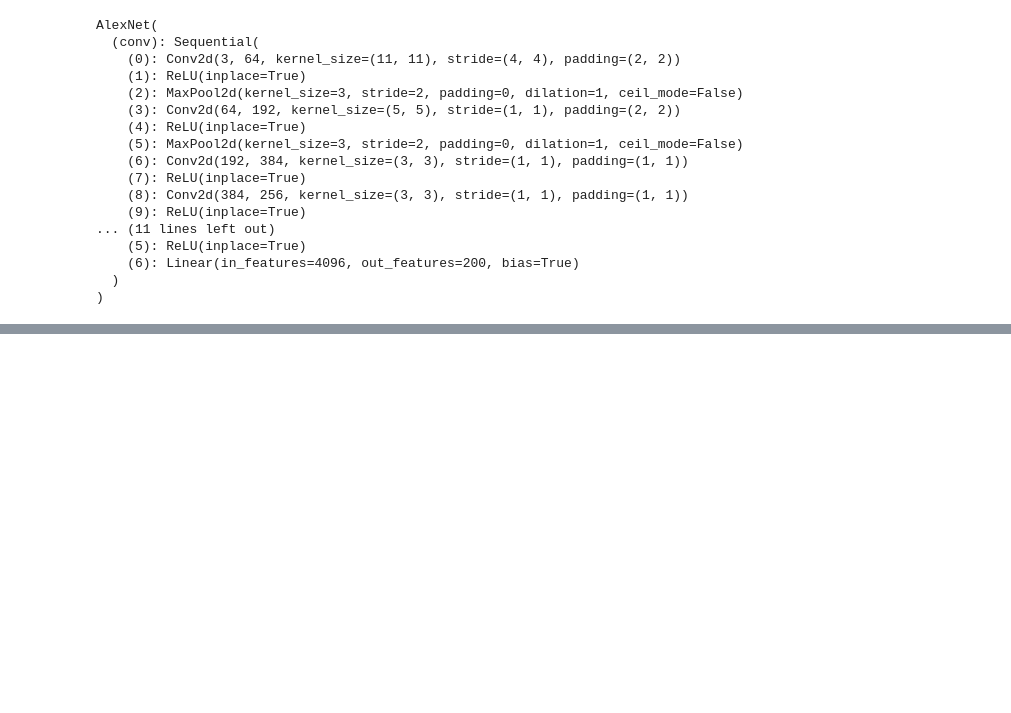
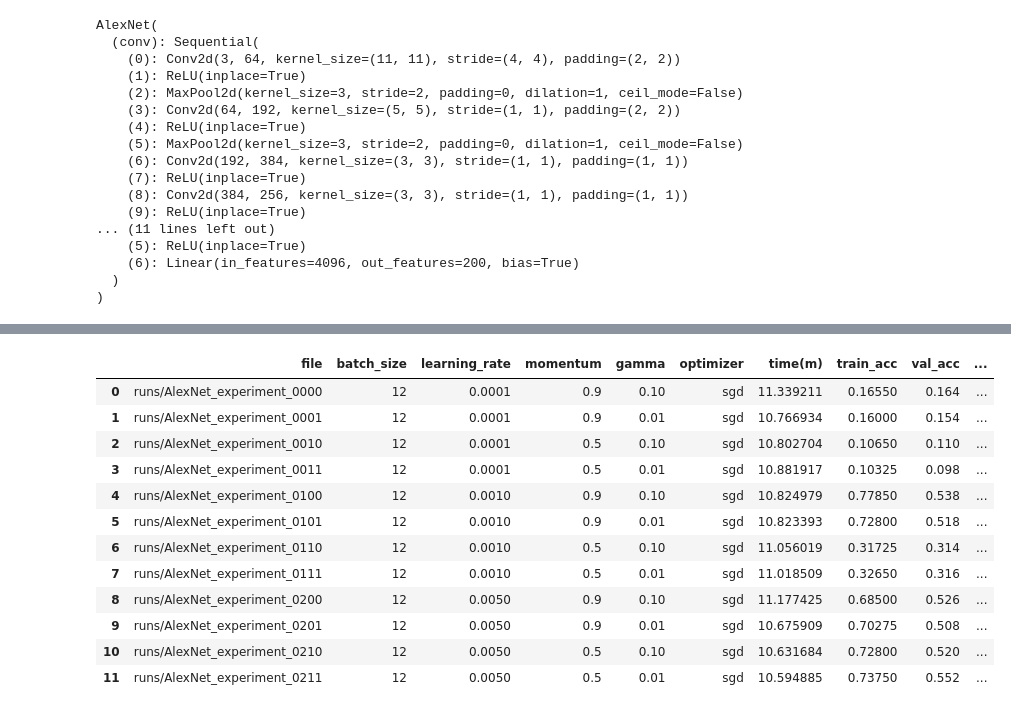
Before and after one commit to ellaelu/alexnet-implementation, a Jupyter notebook: loading_data.ipynb, the cells around one changed output, grey strips where cells are left out. Saved outputs shown, nothing was run; the diff lists cells and outputs as text; code cells hidden in the pictures; blank space fills up the shorter version.

Commit message:
- Finalized Pipeline, and added gridsearch capabilities, run statistics, results

```diff
--- a/loading_data.ipynb
+++ b/loading_data.ipynb
@@ -43,7 +43,7 @@ classes: returns list of all used in label IDs
 ----------
 
 """
-def load_data(data_folder = '', size = 150, batch_size = 32, num_workers = 8):
+def load_data(data_folder = '', size = 150, batch_size = 8, num_workers = 8):
     data_transforms = {
         'train': transforms.Compose([
             transforms.CenterCrop(size),
@@ -172,4 +174,7 @@ imshow(out, title=[get_label(x) for x in labels_id[0:4]])
 # %%
+"""
+Reproduced AlexNet model.
+"""
 class AlexNet(nn.Module):
 
     def __init__(self, num_classes=200):
@@ -218,7 +223,6 @@ class AlexNet(nn.Module):
         return x
 
 model = AlexNet()
-writer = SummaryWriter('runs/AlexNet_experiment_1')
 model
 # %% [output]
 AlexNet(
@@ -240,0 +418,67 @@ AlexNet(
+# %%
+params = {
+    'batch_size' : [12],
+    'learning_rate' : [ 0.0001, 0.001, 0.005],
+    'momentum' : [0.9, 0.5],
+    'gamma' : [0.1, 0.01],
+    'optimizer' : ['sgd'],
+    'epoch' : 35
+}
+# %%
+"""
+Gridsearch across parameters to pick out best hyperparameters for this subset of data. Using previous functions to produce results.
+Saves information, metrics, and parameters in DataFrame.
+
+"""
+
+
+acc = []
+inputs = []
+
+trials = len(params['batch_size']) * len(params['lr']) * len(params['momentum']) * len(params['gamma'])
+trial = 0
+
+epoch = params['epoch'][0]
+
+for i, batch in enumerate(params['batch_size']):
+    for j, lr in enumerate(params['learning_rate']):
+        for k, mom in enumerate(params['momentum']):
+            for l, gamma in enumerate(params['gamma']):
+                for m, opt in enumerate(params['optimizer']):
+
+                    #print('', end='\r')
+                    clear_output(wait=True)
+                    print('Trial {}/{}'.format(trial+1, trials))
+
+                    trial += 1
+                    data,sizes,classes = load_data('tinyimage10', batch_size = batch)
+                    labels_list, labels_dict = load_labels("tinyimage10\\words.txt")
+
+                    model = AlexNet()
+                    file = 'runs/AlexNet_experiment_' + str(i) + str(j) + str(k)  + str(l)
+
+                    writer = SummaryWriter(file)
+                    print(file)
+
+                    if(opt == 'sgd'):
+                    # Cross entropy loss takes the logits directly, so we don't need to apply softmax in our CNN
+                        loss_func = nn.CrossEntropyLoss()
+                        optimizer = optim.SGD(model.parameters(), lr=lr, momentum = mom)
+                        scheduler = optim.lr_scheduler.StepLR(optimizer, step_size=30,gamma=gamma)
+
+                    model = model.to(device)
+
+
+                    m, t = train(model, data, loss_func, scheduler, optimizer, num_epochs=epoch, lr=lr, momentum = mom, step_size=30, gamma=gamma)
+                    inputs.append([file, batch, lr, mom, gamma,opt,t])
+
+                    train_acc = calc_acc(data['train'], labels_acc = False)
+                    val_acc = calc_acc(data['val'], labels_acc = False)
+                    test_acc = calc_acc(data['test'], labels_acc = False)
+                    acc.append([train_acc, val_acc, test_acc])
+
+
+
+results = pd.concat([pd.DataFrame(inputs), pd.DataFrame(acc)], axis=1)
+results.columns = ['file','batch_size', "learning_rate", "momentum", 'gamma','optimizer','time(m)','train_acc','val_acc','test_acc']
+# %% [output]
@@ -240,0 +502,13 @@ AlexNet(
+|  | file | batch_size | learning_rate | momentum | gamma | optimizer | time(m) | train_acc | val_acc | ... |
+| 0 | runs/AlexNet_experiment_0000 | 12 | 0.0001 | 0.9 | 0.10 | sgd | 11.339211 | 0.16550 | 0.164 | ... |
+| 1 | runs/AlexNet_experiment_0001 | 12 | 0.0001 | 0.9 | 0.01 | sgd | 10.766934 | 0.16000 | 0.154 | ... |
+| 2 | runs/AlexNet_experiment_0010 | 12 | 0.0001 | 0.5 | 0.10 | sgd | 10.802704 | 0.10650 | 0.110 | ... |
+| 3 | runs/AlexNet_experiment_0011 | 12 | 0.0001 | 0.5 | 0.01 | sgd | 10.881917 | 0.10325 | 0.098 | ... |
+| 4 | runs/AlexNet_experiment_0100 | 12 | 0.0010 | 0.9 | 0.10 | sgd | 10.824979 | 0.77850 | 0.538 | ... |
+| 5 | runs/AlexNet_experiment_0101 | 12 | 0.0010 | 0.9 | 0.01 | sgd | 10.823393 | 0.72800 | 0.518 | ... |
+| 6 | runs/AlexNet_experiment_0110 | 12 | 0.0010 | 0.5 | 0.10 | sgd | 11.056019 | 0.31725 | 0.314 | ... |
+| 7 | runs/AlexNet_experiment_0111 | 12 | 0.0010 | 0.5 | 0.01 | sgd | 11.018509 | 0.32650 | 0.316 | ... |
+| 8 | runs/AlexNet_experiment_0200 | 12 | 0.0050 | 0.9 | 0.10 | sgd | 11.177425 | 0.68500 | 0.526 | ... |
+| 9 | runs/AlexNet_experiment_0201 | 12 | 0.0050 | 0.9 | 0.01 | sgd | 10.675909 | 0.70275 | 0.508 | ... |
+| 10 | runs/AlexNet_experiment_0210 | 12 | 0.0050 | 0.5 | 0.10 | sgd | 10.631684 | 0.72800 | 0.520 | ... |
+| 11 | runs/AlexNet_experiment_0211 | 12 | 0.0050 | 0.5 | 0.01 | sgd | 10.594885 | 0.73750 | 0.552 | ... |
```
Also changed, not shown: parts of 19 cells of this notebook, 16 other files.
